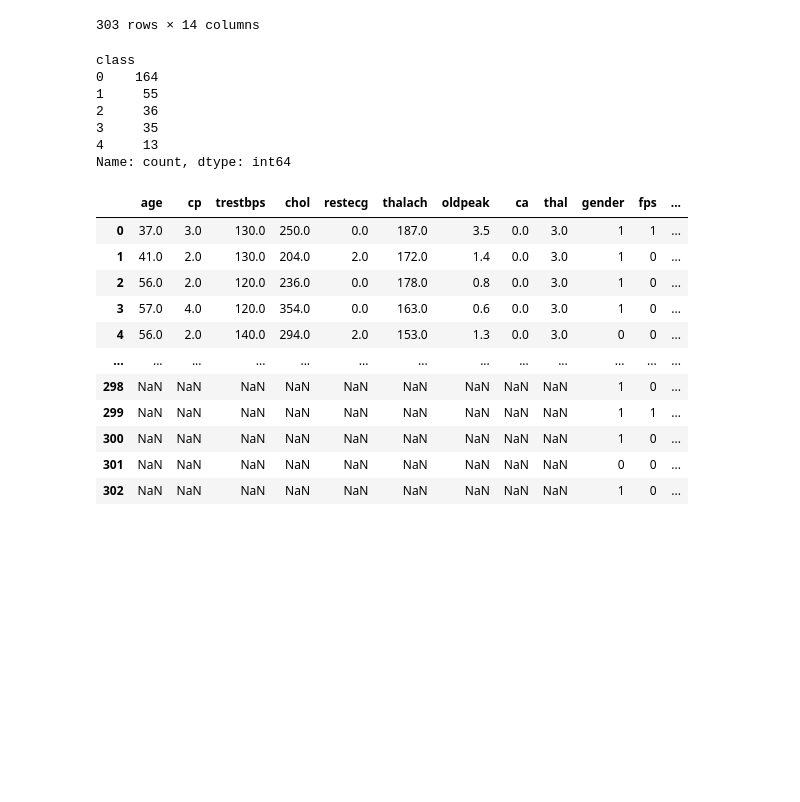
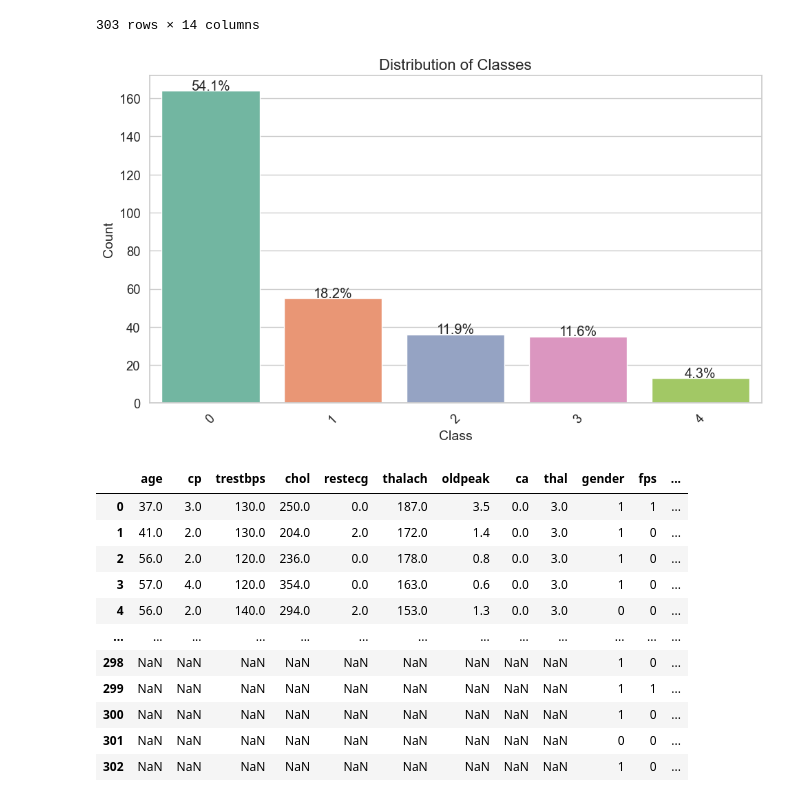
Before and after one commit to shivamkc01/HeartHealthPredictor, a Jupyter notebook: notebook/exploration.ipynb, the cells around one changed output. Drawn from its saved outputs; the diff is of its cells as text; code cells hidden in the pictures; blank space fills up the shorter version.

```diff
--- a/notebook/exploration.ipynb
+++ b/notebook/exploration.ipynb
@@ -234,16 +237,37 @@ df_final
 | 301 | NaN | NaN | NaN | NaN | NaN | NaN | NaN | NaN | NaN | 0 | 0 | ... |
 | 302 | NaN | NaN | NaN | NaN | NaN | NaN | NaN | NaN | NaN | 1 | 0 | ... |
 303 rows × 14 columns
-# %%
-df_final['class'].value_counts()
-# %% [output]
-class
-0    164
-1     55
-2     36
-3     35
-4     13
-Name: count, dtype: int64
+# %%
+# Calculate value counts and percentages
+class_counts = df_final['class'].value_counts()
+class_percentages = 100 * class_counts / len(df_final)
+
+# Set style and context
+sns.set(style="whitegrid", font_scale=1.2)
+
+# Create the bar plot
+plt.figure(figsize=(10, 6))
+ax = sns.countplot(x='class', data=df_final, palette='Set2')
+
+# Add percentage annotations
+for p in ax.patches:
+    height = p.get_height()
+    ax.text(p.get_x() + p.get_width()/2., height + 0.5, f'{height / len(df_final) * 100:.1f}%', ha="center")
+
+# Add labels and title
+ax.set_xlabel('Class', fontsize=14)
+ax.set_ylabel('Count', fontsize=14)
+ax.set_title('Distribution of Classes', fontsize=16)
+
+# Rotate x-axis labels for better readability
+plt.xticks(rotation=45)
+
+# Show plot
+plt.savefig("../plots/class_count.jpg")
+plt.tight_layout()
+plt.show()
+# %% [output]
+[figure, added]
 # %%
 df_final
 # %% [output]
```
Also changed, not shown: parts of 2 cells of this notebook, 2 other files.
